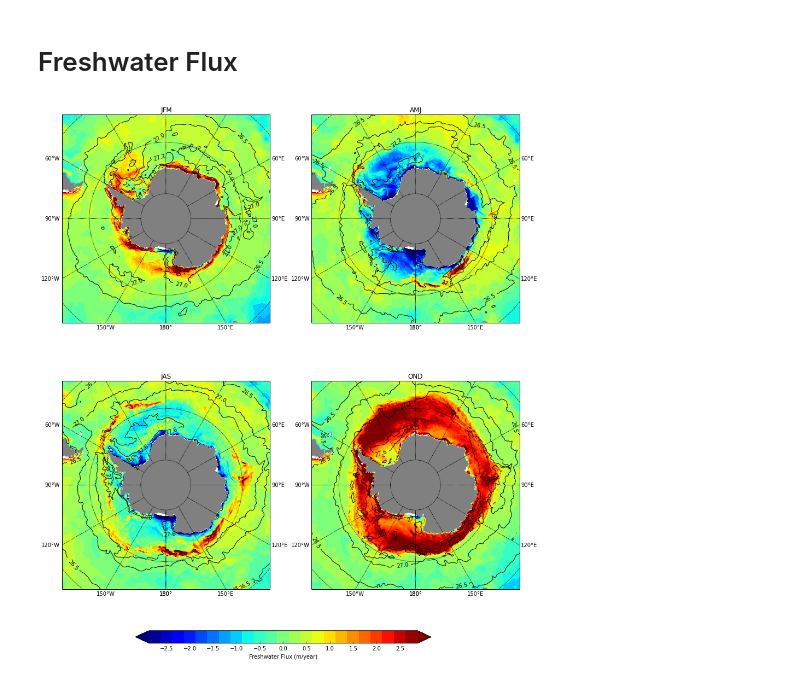
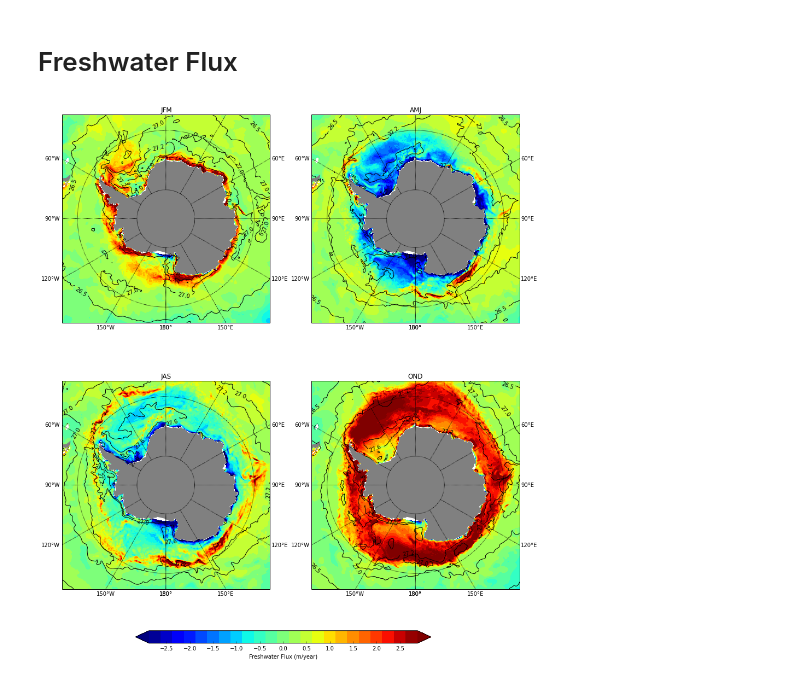
Before and after one commit to dhruvbalwada/watermass, a Jupyter notebook: SOSE_layers_analysis/seaice_validation.ipynb, the cells around one changed output. Drawn from its saved outputs; the diff is of its cells as text; code cells hidden in the pictures.

```diff
--- a/SOSE_layers_analysis/seaice_validation.ipynb
+++ b/SOSE_layers_analysis/seaice_validation.ipynb
@@ -88,28 +105,30 @@ for dn in diag_names:
 #for dname = diag_names
 # %%
 from mpl_toolkits.basemap import Basemap
-def southern_ocean_pcolormesh(lon, lat, data, boundinglat=-55, ax=None, **kwargs):
+def southern_ocean_pcolormesh(lon, lat, data, boundinglat=-55, lw=0.25,
+                              ax=None, labels=[1,1,0,1], **kwargs):
     """Plot something in the southern ocean."""
 
     m = Basemap(projection='spstere',boundinglat=boundinglat,lon_0=180, ax=ax)
     #m.drawcoastlines()
     m.fillcontinents(color='0.5',lake_color='0.55')
     # draw parallels and meridians.
-    m.drawparallels(np.arange(-80.,81.,20.))
-    m.drawmeridians(np.arange(-180.,181.,30.), labels=[1,1,0,1])
+    m.drawparallels(np.arange(-80.,81.,20.), linewidth=lw)
+    m.drawmeridians(np.arange(-180.,181.,30.), labels=labels, linewidth=lw)
     m.drawmapboundary(fill_color='w')
     #x, y = m(nc.variables['TLON'][:], nc.variables['TLAT'][:])
     return m.pcolormesh(lon, lat, data, latlon=True, **kwargs), m
 
-def southern_ocean_contourf(lon, lat, data, clevs, boundinglat=-55, ax=None, **kwargs):
+def southern_ocean_contourf(lon, lat, data, clevs, boundinglat=-55, lw=0.25,
+                            ax=None, labels=[1,1,0,1], **kwargs):
     """Plot something in the southern ocean."""
 
     m = Basemap(projection='spstere',boundinglat=boundinglat,lon_0=180, ax=ax)
     #m.drawcoastlines()
     m.fillcontinents(color='0.5',lake_color='0.55')
     # draw parallels and meridians.
-    m.drawparallels(np.arange(-80.,81.,20.))
-    m.drawmeridians(np.arange(-180.,181.,30.), labels=[1,1,0,1])
+    m.drawparallels(np.arange(-80.,81.,20.), linewidth=lw)
+    m.drawmeridians(np.arange(-180.,181.,30.), labels=labels, linewidth=lw)
     m.drawmapboundary(fill_color='w')
     #x, y = m(nc.variables['TLON'][:], nc.variables['TLAT'][:])
     return m.contourf(lon, lat, data, clevs, latlon=True, **kwargs), m
@@ -179,28 +198,32 @@ plt.show()
 # %%
 fig = plt.figure(figsize=(15,16))
 rholevs = [26.5, 27., 27.2, 27.6, 28.0, 28.2]
 clevs = np.arange(-3,3,0.25)+0.125
+
+# gives m/year
+scalefac = 24*60*60*365/1e3
+
 for n, season in enumerate(season_names):
 
     fld1 = scalefac * np.ma.masked_array(data['SIatmFW'][season], m.mask[0])
     fld2 = -scalefac * np.ma.masked_array(data['SIempmr'][season], m.mask[0])
     #ice_fw = fld2 - fld1
     ice_fw = fld2
 
     ax = fig.add_subplot(2,2,n+1)
     pc, bm = southern_ocean_contourf(lon, lat, ice_fw, clevs,
                                    ax=ax, extend='both', cmap='jet')# cmap='PiYG')
 
     rho, drhodt, drhods = eos.state_surface(data['THETA'][season], data['SALT'][season])
     con = bm.contour(lon, lat, np.ma.masked_array(rho-1000, m.mask[0]), rholevs,
                latlon=True, colors='k')
     plt.clabel(con, fmt='%3.1f')
     #pc.set_clim([-3,3])
     ax.set_title(season.upper())
 
 cax = fig.add_axes([0.25,0.05,0.5,0.02])
 cb = plt.colorbar(pc, ticks=np.arange(-2.5,2.6,0.5), cax=cax, orientation='horizontal')
 cb.set_label('Freshwater Flux (m/year)')
 plt.show()
 # %% [output]
-[figure, old version]
+[figure, new version]
```
Also changed, not shown: parts of 6 cells of this notebook, 1 other file.
